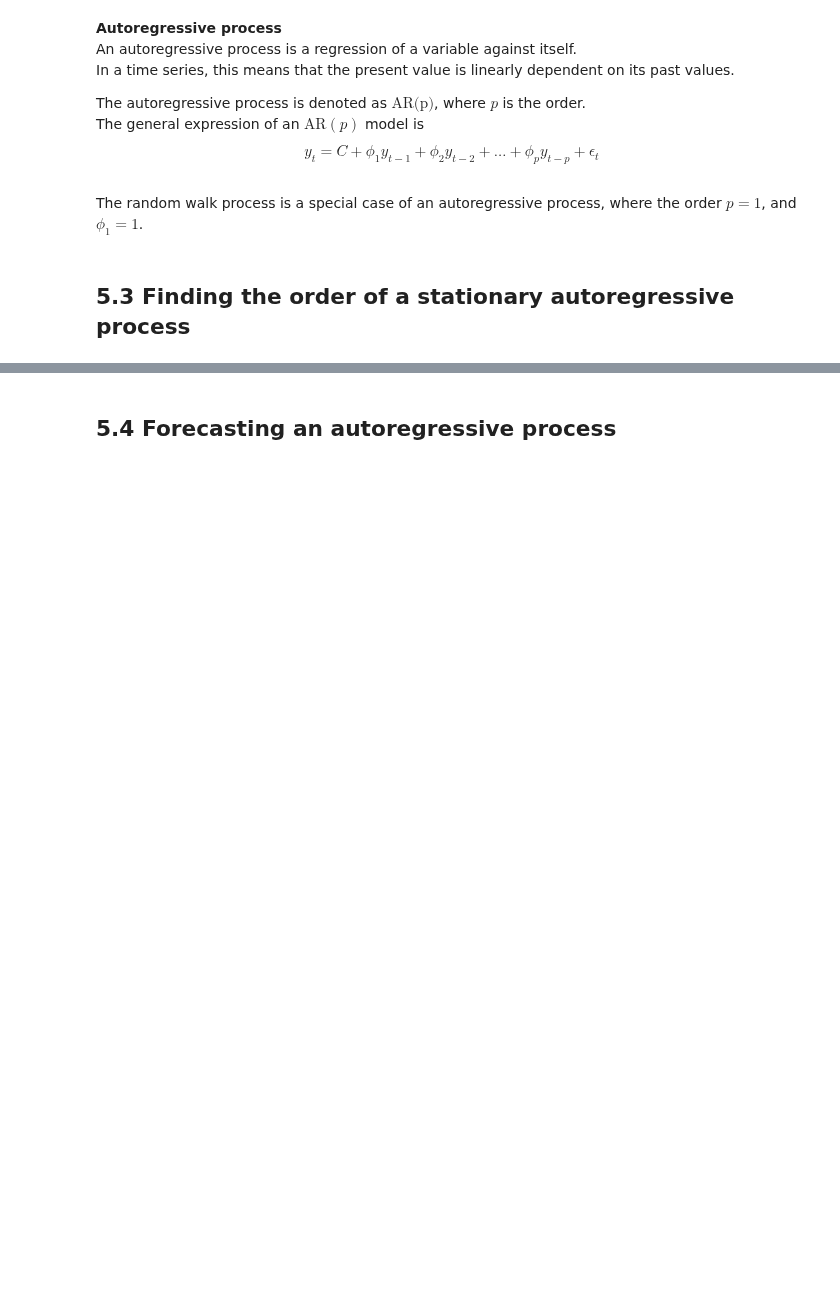
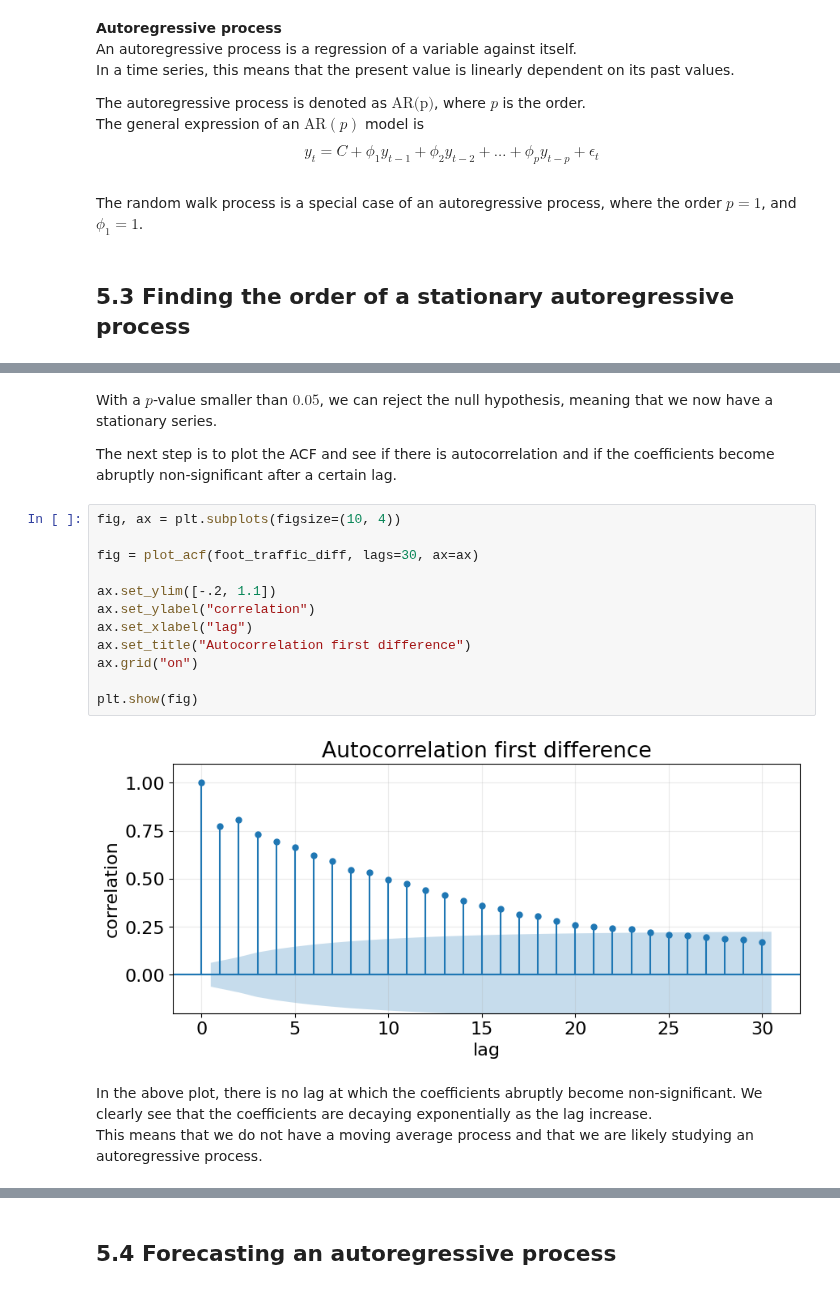
Before and after one commit to LugoBlogger/SI-201-542-forecasting-technique, a Jupyter notebook: week-05.ipynb, the cells around one changed output, grey strips where cells are left out. Cells and saved outputs as stored; diff of their text form; blank space fills up the shorter version.

```diff
--- a/week-05.ipynb
+++ b/week-05.ipynb
@@ -92,0 +139,27 @@ where the order $p = 1$, and $\phi_1 = 1$.
+# %% [markdown]
+With a $p$-value smaller than $0.05$, we can reject the null hypothesis,
+meaning that we now have a stationary series.
+
+The next step is to plot the ACF and see if there is autocorrelation
+and if the coefficients become abruptly non-significant after a certain
+lag.
+# %%
+fig, ax = plt.subplots(figsize=(10, 4))
+
+fig = plot_acf(foot_traffic_diff, lags=30, ax=ax)
+
+ax.set_ylim([-.2, 1.1])
+ax.set_ylabel("correlation")
+ax.set_xlabel("lag")
+ax.set_title("Autocorrelation first difference")
+ax.grid("on")
+
+plt.show(fig)
+# %% [output]
+[figure, added]
+# %% [markdown]
+In the above plot, there is no lag at which the coefficients abruptly
+become non-significant. We clearly see that the coefficients are
+decaying exponentially as the lag increase.
+This means that we do not have a moving average
+process and that we are likely studying an autoregressive process.
```
Also changed, not shown: parts of 36 cells of this notebook.
